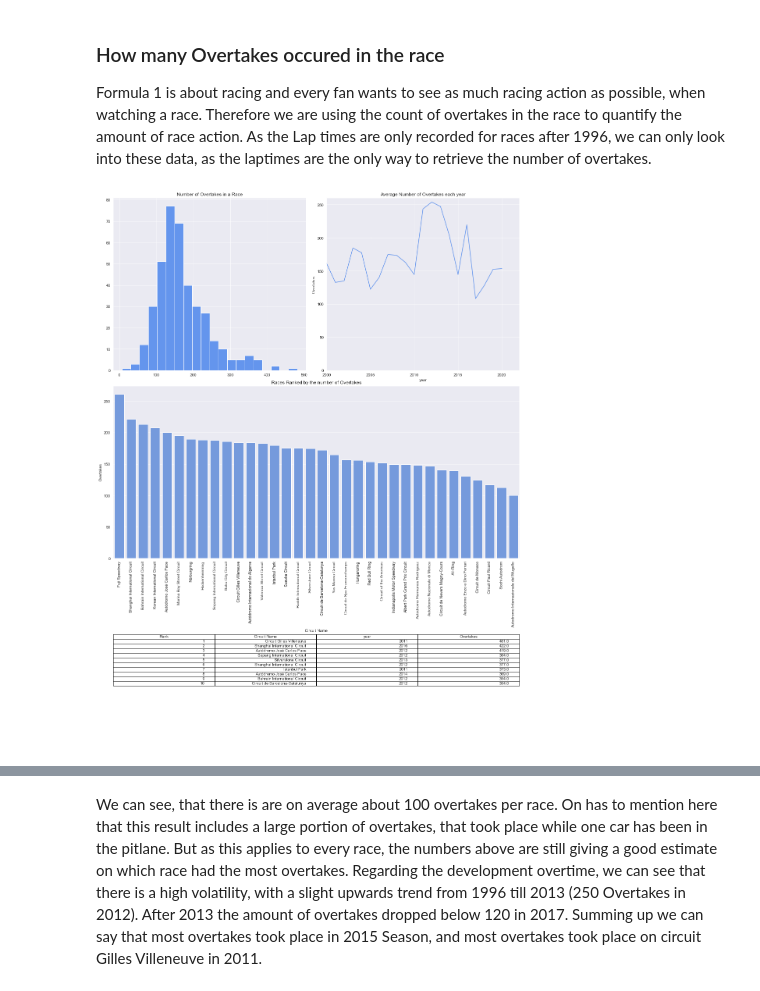
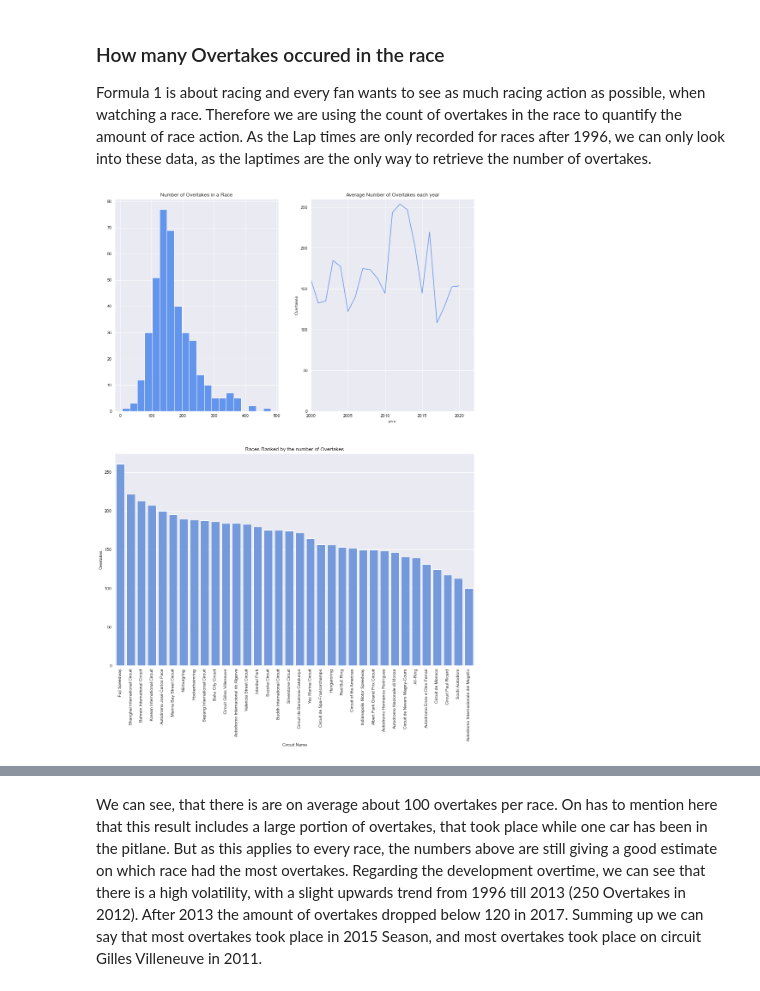
Before and after one commit to data301-2021-winter1/group16-project, a Jupyter notebook: notebooks/analysis2.ipynb, the cells around one changed output, grey strips where cells are left out. Saved outputs shown, nothing was run; the diff lists cells and outputs as text; code cells hidden in the pictures.

Commit message:
Adjustments to the presentation of tables

```diff
--- a/notebooks/analysis2.ipynb
+++ b/notebooks/analysis2.ipynb
@@ -449,41 +449,24 @@ sns.set_style('darkgrid')
 Formula 1 is about racing and every fan wants to see as much racing action as possible, when watching a race. Therefore we are using the count of overtakes in the race to quantify the amount of race action. As the Lap times are only recorded for races after 1996, we can only look into these data, as the laptimes are the only way to retrieve the number of overtakes.
 # %%
 f = plt.figure(figsize=(15, 20))
-gs = f.add_gridspec(3,2)
+gs = f.add_gridspec(2,2)
 
 ax = f.add_subplot(gs[0, 0])
 # histogram
 fig1 = df_races.Overtakes[df_races.Overtakes>0].hist(bins=20,color='cornflowerblue')
 fig1.set(title='Number of Overtakes in a Race')
 
 ax = f.add_subplot(gs[0, 1])
 # plot average overtakes per season over years
 df_overtakes_year = df_races[df_races.Overtakes>0][['year', 'Overtakes']].groupby(['year']).mean().reset_index()
 fig2 = sns.lineplot(x=df_overtakes_year.year, y=df_overtakes_year.Overtakes,color='cornflowerblue')
 fig2.set(ylim=(0,260), xlim=(2000,2022), xticks=[2000,2005,2010,2015,2020], title='Average Number of Overtakes each year')
 
-plt.tight_layout()
-
-sns.set_style('white')
-ax = f.add_subplot(gs[2, 0:])
-ax.spines["top"].set_visible(False)
-ax.spines["right"].set_visible(False)
-ax.spines["left"].set_visible(False)
-ax.spines["bottom"].set_visible(False)
-ax.set_yticks([])
-ax.set_xticks([])
-# list the top ten races
-df_overtakes_top_ten = df_races[['Circuit Name', 'year', 'Overtakes']].sort_values(by='Overtakes', ascending=False)[:10]
-df_overtakes_top_ten['Rank'] = list(range(1,11))
-df_overtakes_top_ten = df_overtakes_top_ten[['Rank','Circuit Name', 'year', 'Overtakes']]
-plt.table(cellText=df_overtakes_top_ten.values, colLabels=df_overtakes_top_ten.columns, loc='center')
-sns.set_style('darkgrid')
-
 ax = f.add_subplot(gs[1, 0:])
 # plot average overtakes for each race tracks top 20
 df_overtakes_track = df_races[df_races.Overtakes>0][['Circuit Name', 'Overtakes']].groupby(['Circuit Name']).mean().reset_index().sort_values(by=['Overtakes'], ascending=False)
 fig3 = sns.barplot(x=df_overtakes_track['Circuit Name'], y=df_overtakes_track['Overtakes'], color='cornflowerblue')
 fig3.set(title='Races Ranked by the number of Overtakes')
 fig3 = fig3.set_xticklabels(labels=fig3.get_xticklabels(), rotation=90)
 # %% [output]
-[figure, old version]
+[figure, new version]
```
Also changed, not shown: parts of 16 cells of this notebook.
